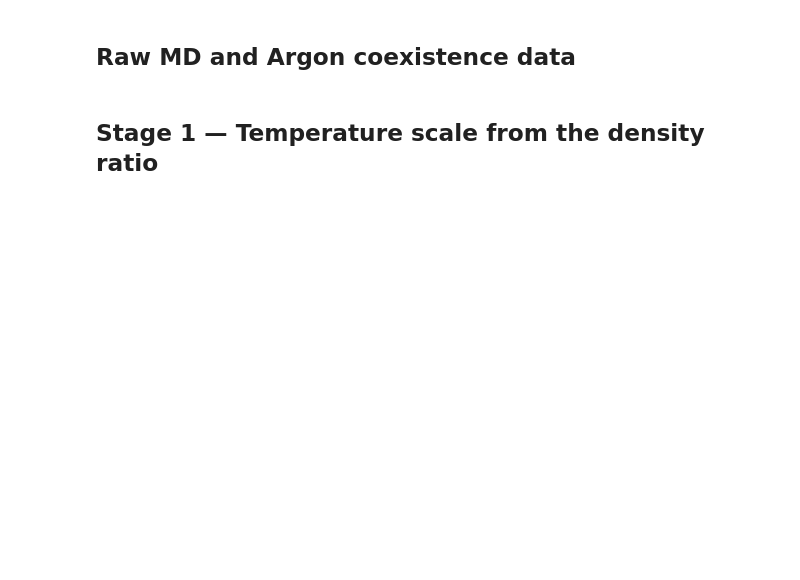
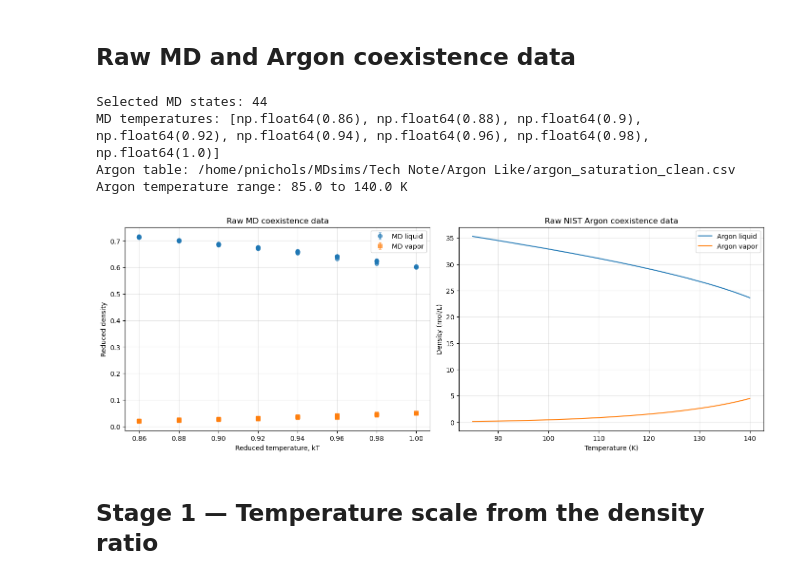
Before and after one commit to SBC-Collaboration/MDsims, a Jupyter notebook: Argon/notebooks/01_Argon_LJ_Scale.ipynb, the cells around one changed output. Cells and saved outputs as stored; diff of their text form; code cells hidden in the pictures; blank space fills up the shorter version.

```diff
--- a/Argon/notebooks/01_Argon_LJ_Scale.ipynb
+++ b/Argon/notebooks/01_Argon_LJ_Scale.ipynb
@@ -40,20 +42,52 @@ print("Database:", database.path)
 # %%
 states = query_argon_scaling_states(database).sort_values(
     ["Therm_kT", "Run_ID"]
 ).reset_index(drop=True)
 
 argon_path = default_argon_saturation_path()
 argon = pd.read_csv(argon_path)
 argon["density_ratio"] = (
     argon["density_liquid_mol_L"] / argon["density_vapor_mol_L"]
 )
 
 print("Selected MD states:", len(states))
 print("MD temperatures:", sorted(states["Therm_kT"].unique()))
 print("Argon table:", argon_path)
 print("Argon temperature range:", argon["temperature_K"].min(), "to", argon["temperature_K"].max(), "K")
 
 states[[
     "Run_ID", "Therm_kT", "rho_liquid", "rho_liquid_unc",
     "rho_gas", "rho_gas_unc",
-]]
+]];
+
+argon[[
+    "temperature_K", "density_liquid_mol_L",
+    "density_vapor_mol_L", "density_ratio",
+]];
+
+
+
+#Plotting
+fig, axes = plt.subplots(1, 2, figsize=(14, 5), constrained_layout=True)
+
+axes[0].errorbar(states["Therm_kT"], states["rho_liquid"], yerr=states["rho_liquid_unc"],
+                 fmt="o", capsize=2, alpha=0.65, label="MD liquid")
+axes[0].errorbar(states["Therm_kT"], states["rho_gas"], yerr=states["rho_gas_unc"],
+                 fmt="s", capsize=2, alpha=0.65, label="MD vapor")
+axes[0].set(xlabel="Reduced temperature, kT", ylabel="Reduced density", title="Raw MD coexistence data")
+axes[0].legend()
+axes[0].grid(alpha=0.3)
+
+axes[1].plot(argon["temperature_K"], argon["density_liquid_mol_L"], label="Argon liquid")
+axes[1].plot(argon["temperature_K"], argon["density_vapor_mol_L"], label="Argon vapor")
+axes[1].set(xlabel="Temperature (K)", ylabel="Density (mol/L)", title="Raw NIST Argon coexistence data")
+axes[1].legend()
+axes[1].grid(alpha=0.3, which="both")
+
+plt.show()
+# %% [output]
+Selected MD states: 44
+MD temperatures: [np.float64(0.86), np.float64(0.88), np.float64(0.9), np.float64(0.92), np.float64(0.94), np.float64(0.96), np.float64(0.98), np.float64(1.0)]
+Argon table: /home/pnichols/MDsims/Tech Note/Argon Like/argon_saturation_clean.csv
+Argon temperature range: 85.0 to 140.0 K
+[figure, added]
```
Also changed, not shown: parts of 12 cells of this notebook, 17 other files.
